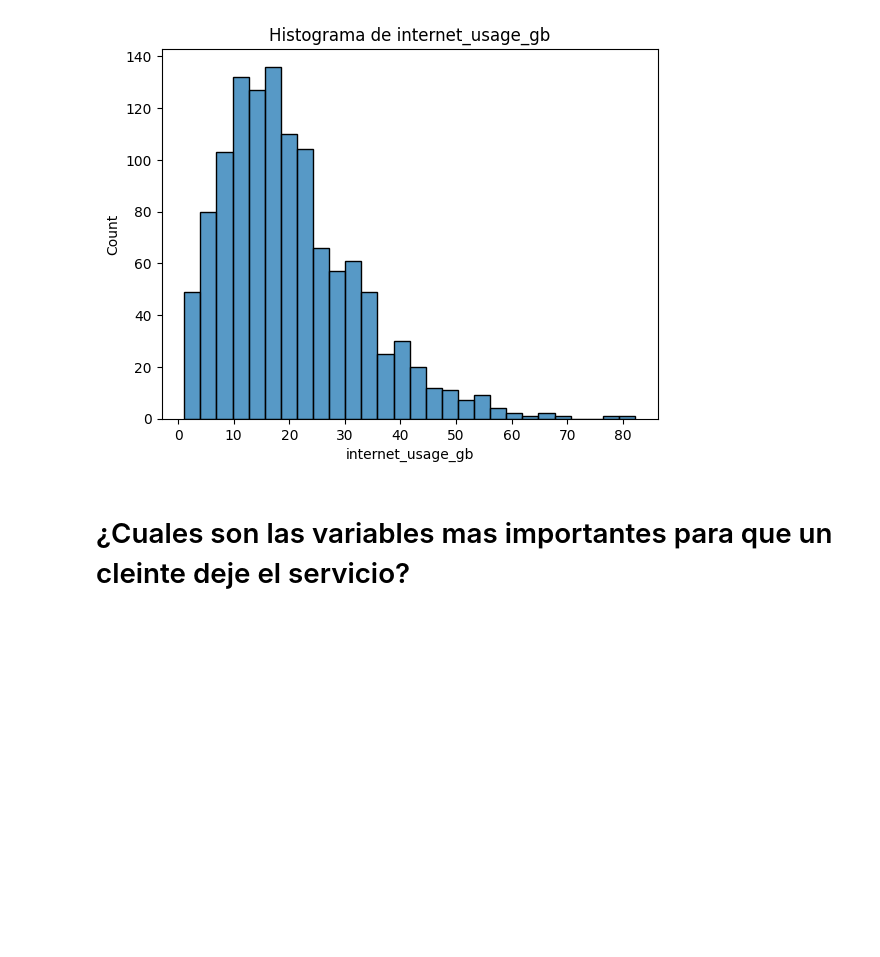
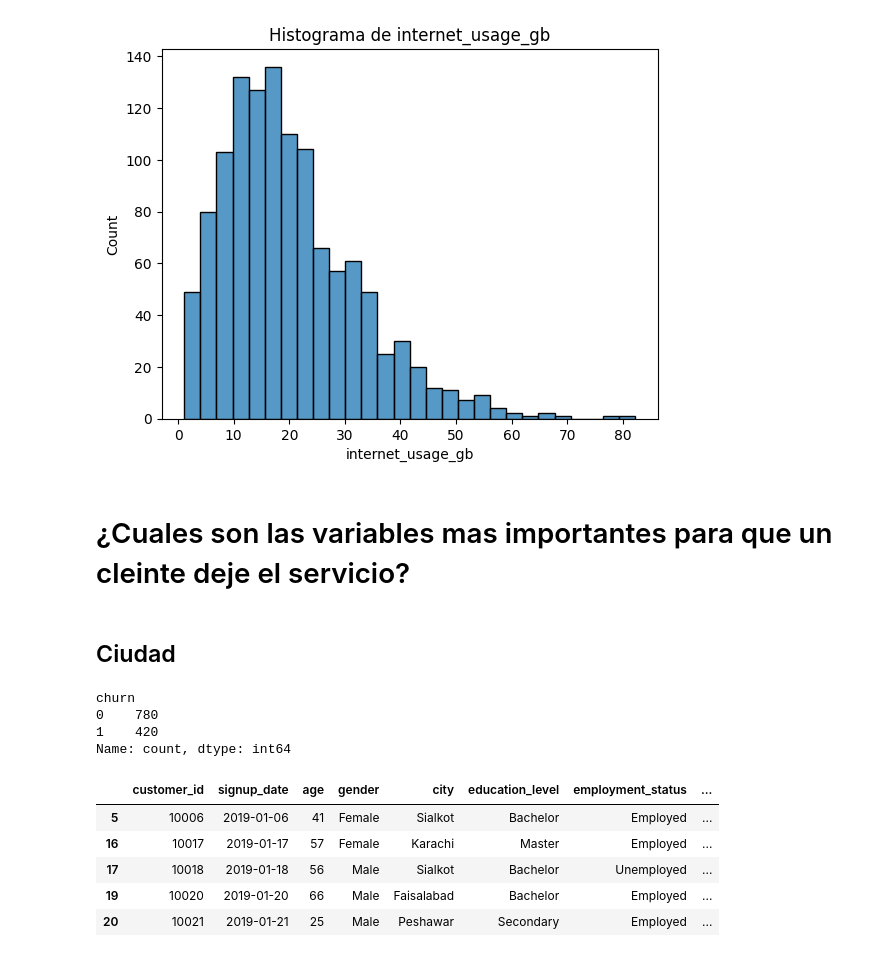
Before and after one commit to danielreyes04/Telecom_customer_data_analysis, a Jupyter notebook: Telecom_customer.ipynb, the cells around one changed output. Cells and saved outputs as stored; diff of their text form; code cells hidden in the pictures; blank space fills up the shorter version.

```diff
--- a/Telecom_customer.ipynb
+++ b/Telecom_customer.ipynb
@@ -127,3 +127,23 @@ histograma(df,'internet_usage_gb','internet_usage_gb')
 [figure]
 # %% [markdown]
 # ¿Cuales son las variables mas importantes para que un cleinte deje el servicio?
+# %% [markdown]
+## Ciudad
+# %%
+df['churn'].value_counts()
+# %% [output]
+churn
+0    780
+1    420
+Name: count, dtype: int64
+# %%
+# Asumo 0 como no abandono y 1 como abandono
+df_churn = df[df['churn'] == 1]
+df_churn.head()
+# %% [output]
+|  | customer_id | signup_date | age | gender | city | education_level | employment_status | ... |
+| 5 | 10006 | 2019-01-06 | 41 | Female | Sialkot | Bachelor | Employed | ... |
+| 16 | 10017 | 2019-01-17 | 57 | Female | Karachi | Master | Employed | ... |
+| 17 | 10018 | 2019-01-18 | 56 | Male | Sialkot | Bachelor | Unemployed | ... |
+| 19 | 10020 | 2019-01-20 | 66 | Male | Faisalabad | Bachelor | Employed | ... |
+| 20 | 10021 | 2019-01-21 | 25 | Male | Peshawar | Secondary | Employed | ... |
```
Also changed, not shown: parts of 19 cells of this notebook.
